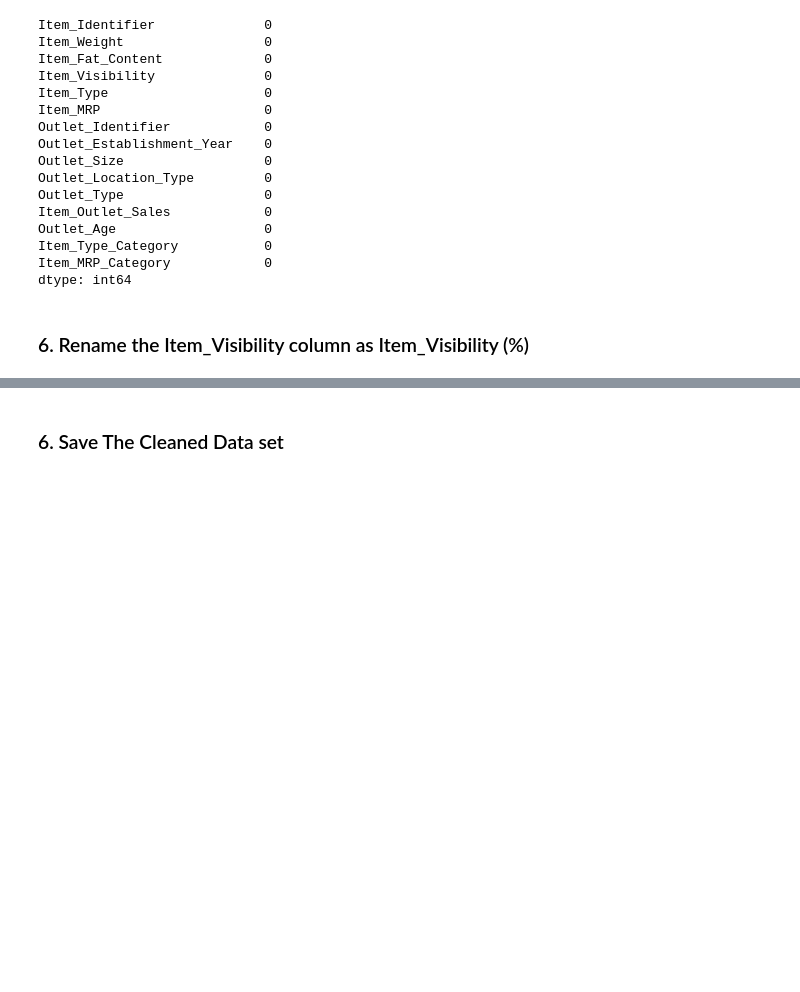
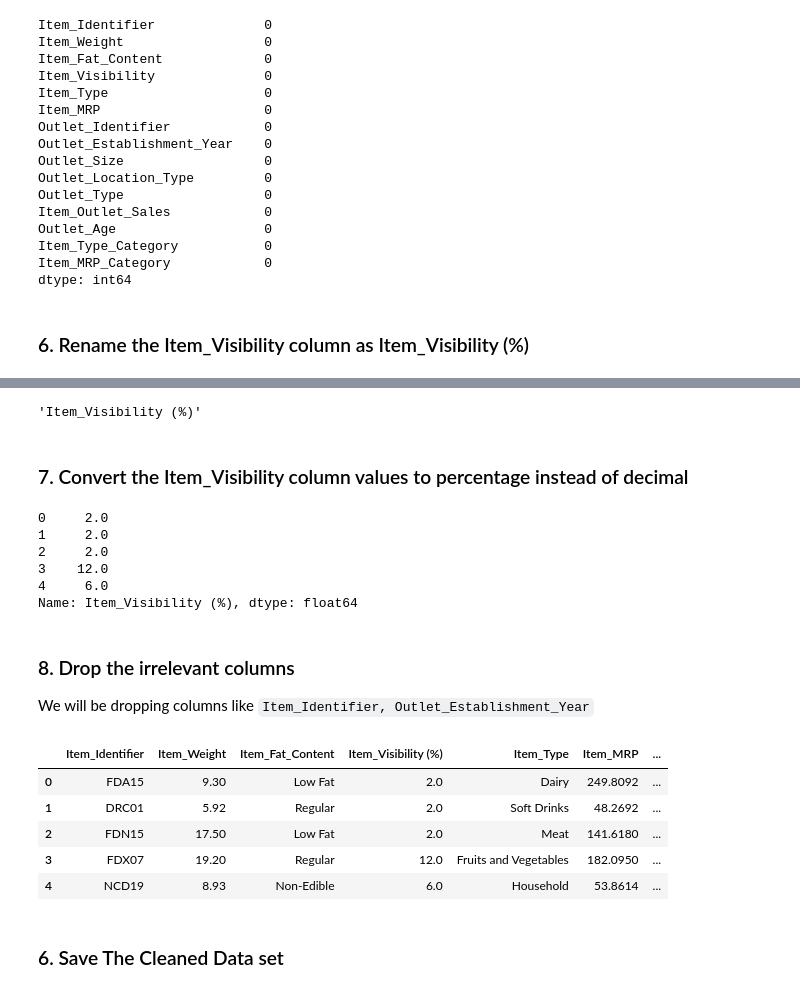
Before and after one commit to SirTee12/Big-Mart-Sales-Forecasting, a Jupyter notebook: Analysis-and-prediction-of-sales-data.ipynb, the cells around one changed output, grey strips where cells are left out. Cells and saved outputs as stored; diff of their text form; code cells hidden in the pictures; blank space fills up the shorter version.

```diff
--- a/Analysis-and-prediction-of-sales-data.ipynb
+++ b/Analysis-and-prediction-of-sales-data.ipynb
@@ -730,3 +713,41 @@ bigmart['Item_Visibility (%)'].he
+# %%
+# rename the Item_Visibility Colimn
+bigmart.rename(columns={'Item_Visibility':'Item_Visibility (%)'}, inplace=True)
+
+# verify
+bigmart.columns[3]
+# %% [output]
+'Item_Visibility (%)'
+# %% [markdown]
+### 7. Convert the Item_Visibility column values to percentage instead of decimal
+# %%
+# convert the item visibilty values to percent by multiplying each
+# value by 100 and round up
+bigmart['Item_Visibility (%)'] = bigmart['Item_Visibility (%)'].mul(100).round()
+
+# verify
+bigmart['Item_Visibility (%)'].head()
+# %% [output]
+0     2.0
+1     2.0
+2     2.0
+3    12.0
+4     6.0
+Name: Item_Visibility (%), dtype: float64
+# %% [markdown]
+### 8. Drop the irrelevant columns
+
+We will be dropping columns like `Item_Identifier, Outlet_Establishment_Year`
+# %%
+# drop the irrelevant columns
+bigmart.
+# %% [output]
+|  | Item_Identifier | Item_Weight | Item_Fat_Content | Item_Visibility (%) | Item_Type | Item_MRP | ... |
+| 0 | FDA15 | 9.30 | Low Fat | 2.0 | Dairy | 249.8092 | ... |
+| 1 | DRC01 | 5.92 | Regular | 2.0 | Soft Drinks | 48.2692 | ... |
+| 2 | FDN15 | 17.50 | Low Fat | 2.0 | Meat | 141.6180 | ... |
+| 3 | FDX07 | 19.20 | Regular | 12.0 | Fruits and Vegetables | 182.0950 | ... |
+| 4 | NCD19 | 8.93 | Non-Edible | 6.0 | Household | 53.8614 | ... |
 # %% [markdown]
 ### 6. Save The Cleaned Data set
 # %%
```
Also changed, not shown: parts of 5 cells of this notebook.
